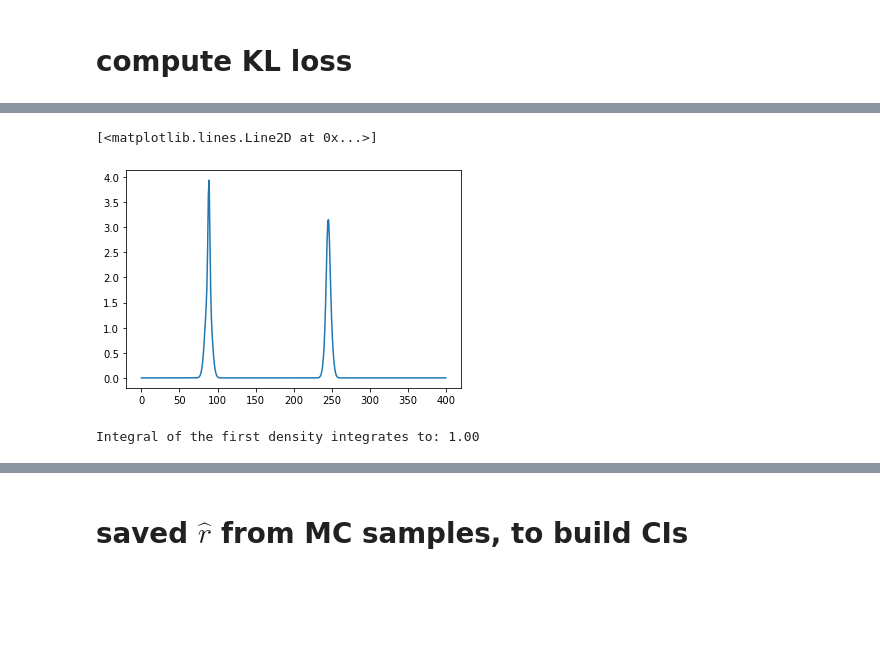
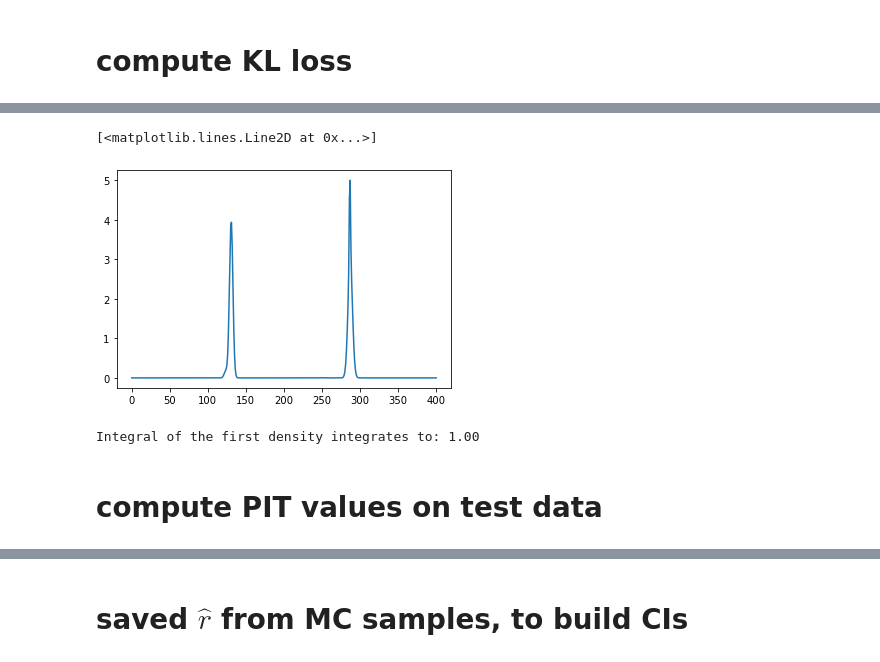
Before and after one commit to zhao-david/CDE-diagnostics, a Jupyter notebook: GalSim_application_v1.ipynb, the cells around one changed output, grey strips where cells are left out. Saved outputs shown, nothing was run; the diff lists cells and outputs as text; code cells hidden in the pictures; blank space fills up the shorter version.

```diff
--- a/GalSim_application_v1.ipynb
+++ b/GalSim_application_v1.ipynb
@@ -119,3 +119,7 @@ lambdas_test = prior_mat[n_train:n_train+n_test, 1]
+# %%
+n_test = 1000
+alphas_test = prior_mat[n_train+n_val : n_train+n_val+n_test, 0]
+lambdas_test = prior_mat[n_train+n_val : n_train+n_val+n_test, 1]
 # %%
 def compute_neg_log_lik(alpha, pis, mus, sigmas):
     assert(pis.shape[0] == sigmas.shape[0] == mus.shape[0])
@@ -155,15 +170,23 @@ def compute_mixture_pdf(alpha, pis, sigmas, mus):
     for j in range(pis.shape[0]):
         density += pis[j] * norm.pdf(x=alpha, loc=mus[j], scale=sigmas[j])
     return density
+# %%
+with open('CMDN_test_k=7_2021-02-10-16-16.pkl', 'rb') as handle:
+    test_pis, test_mus, test_sigmas = pickle.load(handle)
+# %%
+test_pis = test_pis.detach().numpy()
+test_mus = test_mus.detach().numpy()
+test_sigmas = test_sigmas.detach().numpy()
 # %%
-# for each observed data point, calc pdf value (based on out pi, mu, sigma) of theta across a theta grid
+# for each observed (test) data point, calc pdf value (based on out pi, mu, sigma) of theta across a theta grid
 alpha_grid = np.linspace(-4, 4, 401)
 # nested list comprehension ftw
-all_pdf_values_data = np.array([[compute_mixture_pdf(alpha_grid[t], pis[best_k][i], sigmas[best_k][i], mus[best_k][i])
+all_pdf_values_test = np.array([[compute_mixture_pdf(alpha_grid[t],
+                                 test_pis[i], test_sigmas[i], test_mus[i])
                                  for t in range(len(alpha_grid))] for i in range(len(alphas_test))])
 # %%
-plt.plot(all_pdf_values_data[0])
+plt.plot(all_pdf_values_test[0])
 # %% [output]
 [<matplotlib.lines.Line2D at 0x...>]
-[figure, old version]
+[figure, new version]
 # %%
@@ -171,5 +194,7 @@ den_integral = simps(all_pdf_values_data[0, :], x=alpha_grid)
 print('Integral of the first density integrates to: %.2f' % den_integral)
 # %% [output]
 Integral of the first density integrates to: 1.00
+# %% [markdown]
+# compute PIT values on test data
 # %%
 # obs samples (theta,x) from joint distribution --> theta as obs posterior sample given x
```
Also changed, not shown: parts of 59 cells of this notebook.
